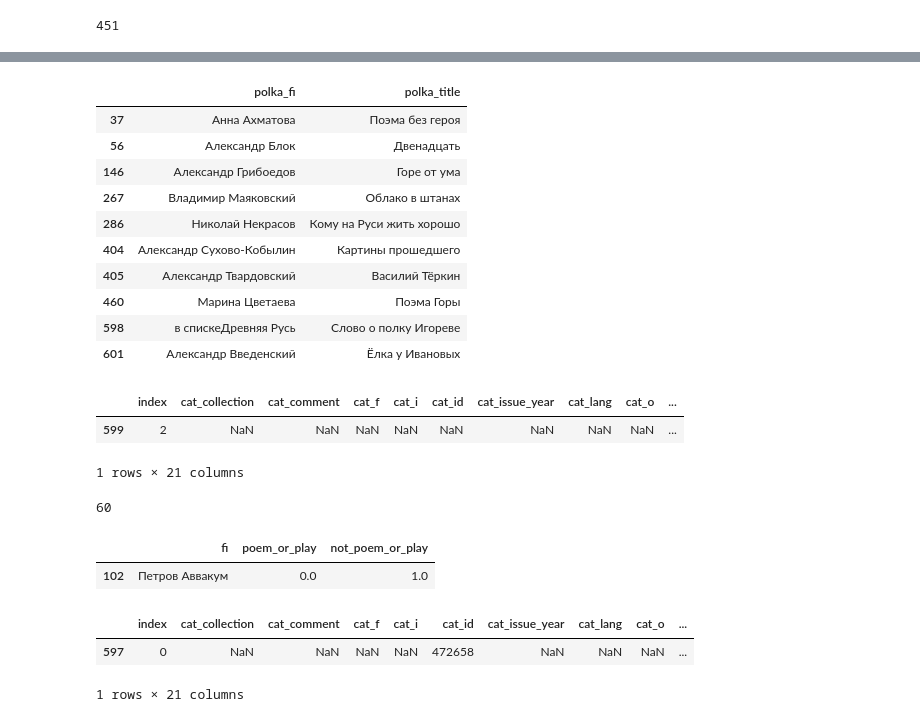
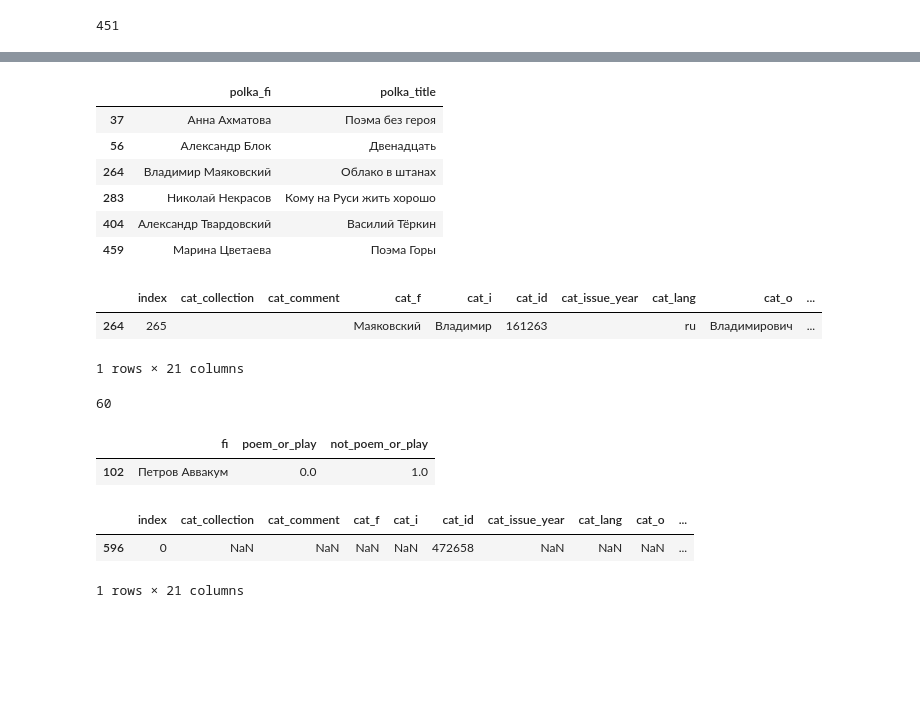
Before and after one commit to a10nik/pb-stylistic, a Jupyter notebook: select-books.ipynb, the cells around one changed output, grey strips where cells are left out. Saved outputs shown, nothing was run; the diff lists cells and outputs as text; code cells hidden in the pictures; blank space fills up the shorter version.

```diff
--- a/select-books.ipynb
+++ b/select-books.ipynb
@@ -131,6 +131,8 @@ joined.loc[joined.polka_title == "Чапаев и пустота", "cat_id"] = '
 joined.loc[joined.polka_title == "Бедные люди", "cat_id"] = '492140'
 joined.loc[joined.polka_title == "Картины прошедшего", "cat_id"] = '147229'
 
+joined.loc[((joined.cat_id == '105610') & joined.polka_title.isnull()), ["polka_title", "polka_fi"]] = ["Двенадцать стульев","Илья Ильф"]
+joined = joined.drop(joined[(joined.cat_id == '105610') & (joined.mukhin_wiki1.isnull())].index)
 
 all_lists = pd.concat([joined, unmatched_mukhin_with_polkas, unmatched_polka_not_mentioned_in_mukhin, manually_selected_cat]).reset_index()
 all_lists.loc[all_lists.polka_title == "Житие протопопа Аввакума", "cat_id"] = '472658'
@@ -356,16 +372,16 @@ def get_non_prose_metrics(file_path):
         np.average([len(l.split(".")[0]) for l in lines])
     )
 # %%
-poem_ids = []
-poem_or_play_ids = []
+poem_ids = set()
+poem_or_play_ids = set(['elka', '107708', '134319', '417985', '74281', '19794', '397134', '169185', '161263', '168370', '173154', '123391', '77040', '187978', '107678', '287218', '53075', '147229', '95985', '169133', '124471', '124470', '124468', '150566'])
 for txt_path in os.listdir("txt"):
     f, title, sample, avg_line_len, avg_first_sent_len = get_non_prose_metrics("txt/" + txt_path)
     if avg_line_len < 50:
-        poem_ids.append(get_id_by_file(txt_path))
+        poem_ids.add(get_id_by_file(txt_path))
         #print(str(len(poem_ids)) + ".", f, title)
         #print("\n".join(sample), "\n________\n")
     if avg_first_sent_len < 30:
-        poem_or_play_ids.append(get_id_by_file(txt_path))
+        poem_or_play_ids.add(get_id_by_file(txt_path))
 # %%
 for_grouping[
     for_grouping.fi.isin(single_authors) &
@@ -377,26 +393,22 @@ for_grouping[
 |  | polka_fi | polka_title |
 | 37 | Анна Ахматова | Поэма без героя |
 | 56 | Александр Блок | Двенадцать |
-| 146 | Александр Грибоедов | Горе от ума |
-| 267 | Владимир Маяковский | Облако в штанах |
-| 286 | Николай Некрасов | Кому на Руси жить хорошо |
-| 404 | Александр Сухово-Кобылин | Картины прошедшего |
-| 405 | Александр Твардовский | Василий Тёркин |
-| 460 | Марина Цветаева | Поэма Горы |
-| 598 | в спискеДревняя Русь | Слово о полку Игореве |
-| 601 | Александр Введенский | Ёлка у Ивановых |
+| 264 | Владимир Маяковский | Облако в штанах |
+| 283 | Николай Некрасов | Кому на Руси жить хорошо |
+| 404 | Александр Твардовский | Василий Тёркин |
+| 459 | Марина Цветаева | Поэма Горы |
 # %%
 for poem_id in set(poem_ids) - set(poem_or_play_ids):
     print(poem_id, get_non_prose_metrics("txt/" + poem_id + ".fb2.txt"))
 # %%
-for_grouping["poem_or_play"] = pd.to_numeric(for_grouping.cat_id.isin(poem_ids + poem_or_play_ids) | (for_grouping.polka_title == "Зангези"))
+for_grouping["poem_or_play"] = pd.to_numeric(for_grouping.cat_id.isin(poem_ids | poem_or_play_ids) | (for_grouping.polka_title == "Зангези"))
 for_grouping["not_poem_or_play"] = ~for_grouping.poem_or_play
 with_poem_count = for_grouping.groupby("fi").agg({ "poem_or_play": sum, "not_poem_or_play": sum }).reset_index()
 
-for_grouping[for_grouping.polka_title == "Зангези"]
+for_grouping[for_grouping.polka_title == "Облако в штанах"]
 # %% [output]
 |  | index | cat_collection | cat_comment | cat_f | cat_i | cat_id | cat_issue_year | cat_lang | cat_o | ... |
-| 599 | 2 | NaN | NaN | NaN | NaN | NaN | NaN | NaN | NaN | ... |
+| 264 | 265 |  |  | Маяковский | Владимир | 161263 |  | ru | Владимирович | ... |
 1 rows × 21 columns
 # %%
 polka_authors = set(for_grouping[for_grouping.polka_title.notnull()].fi)
@@ -412,6 +424,6 @@ with_not_enough_prose_by_polka_authors
 for_grouping[for_grouping.fi.isin(with_not_enough_prose_by_polka_authors.fi) & for_grouping.not_poem_or_play]
 # %% [output]
 |  | index | cat_collection | cat_comment | cat_f | cat_i | cat_id | cat_issue_year | cat_lang | cat_o | ... |
-| 597 | 0 | NaN | NaN | NaN | NaN | 472658 | NaN | NaN | NaN | ... |
+| 596 | 0 | NaN | NaN | NaN | NaN | 472658 | NaN | NaN | NaN | ... |
 1 rows × 21 columns
 # %%
```
Also changed, not shown: parts of 9 cells of this notebook, 2 other files.
